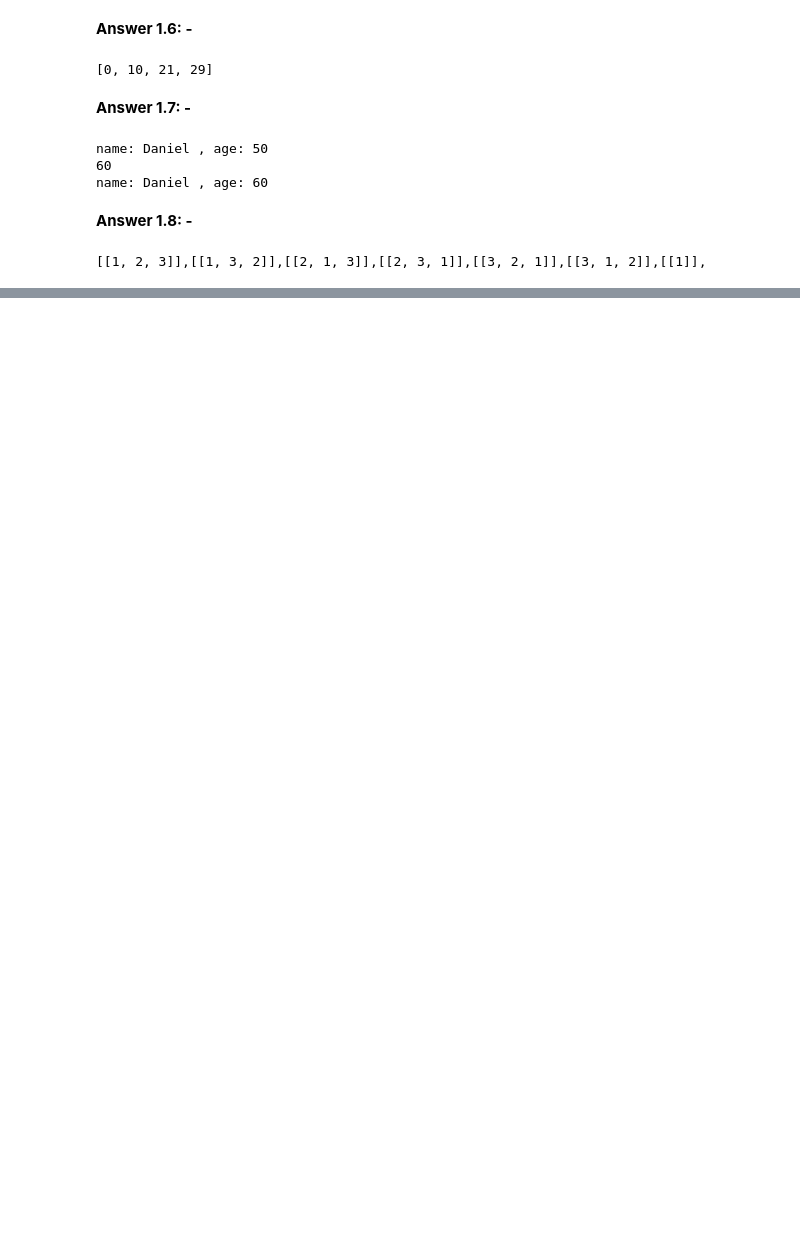
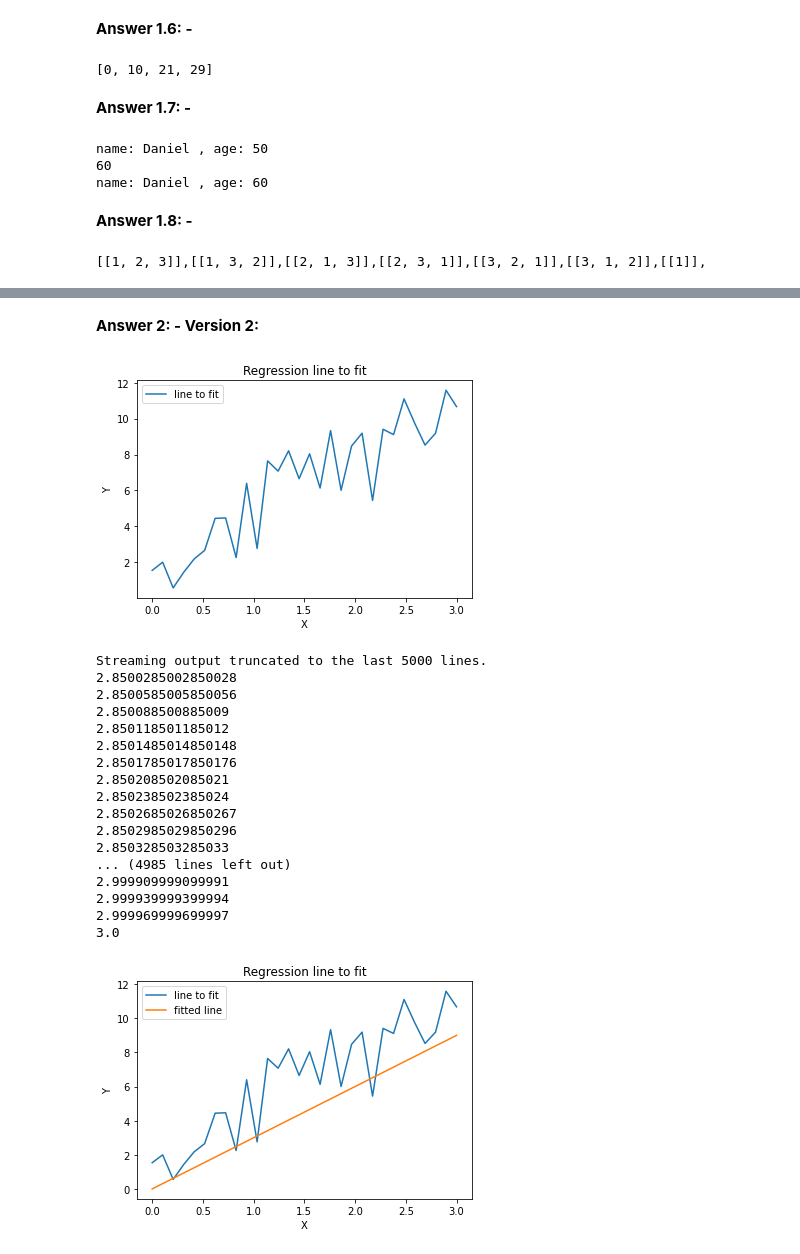
Before and after one commit to Prajith3/Modern-Data-Science-SIT742, a Jupyter notebook: SIT742_task1.ipynb, the cells around one changed output, grey strips where cells are left out. Drawn from its saved outputs; the diff is of its cells as text; code cells hidden in the pictures; blank space fills up the shorter version.

```diff
--- a/SIT742_task1.ipynb
+++ b/SIT742_task1.ipynb
@@ -201,0 +225,76 @@ permute([1])
+# %% [markdown]
+**Answer 2: - Version 2:**
+# %%
+import math as m
+import numpy as np
+import pandas as pd
+import matplotlib.pyplot as plt
+import seaborn as sns
+
+
+
+X=np.linspace(0, 3, 30)
+Y = 2.5*np.linspace(0, 3, 30) + 5*np.random.rand(30)
+fig, ax=plt.subplots()
+ax.set_title('Regression line to fit')
+ax. set_ylabel ('Y')
+ax. set_xlabel ('X')
+ax.plot(X, Y, label='line to fit')
+ax . legend ()
+plt .show()
+
+# Answer 2.1
+
+def find_error(a,X,Y):
+  y_fit = a*X #The given line equation
+  mse = np.square(np.subtract(y_fit,Y)).mean() #Calculation of Mean Square Error with the forumla provided
+  rmse = m.sqrt(mse) #Taking the SQRT to calculate the actual forumla of Root Mean Square Error.
+  return rmse
+
+# Answer 2.2
+
+def fit_regression(n,X,Y):
+  a_adjust = np.array(np.linspace(0,3,n)) # New Value of "a" with linspace values from 0-3, split by the number of intervals
+  a = a_adjust[0] # Randomly chose the first value and assigned it to 'a'
+  error = find_error(a,X,Y)
+  for i in a_adjust: #Iterating over each value in the array
+    error_new = find_error(i,X,Y)
+    if error_new < error: #If the error value is less than that of the new error value, then replace it with the new value.
+      a = i
+      error = error_new
+    #print(error)
+    print(a)
+
+  fig, ax=plt.subplots()
+  ax.set_title('Regression line to fit')
+  ax.set_ylabel ('Y')
+  ax.set_xlabel ('X')
+  ax.plot(X,Y,label='line to fit')
+  #ax.plot(X,Y,'o',colour ='blue')
+  ax.plot(X,a*X,label='fitted line')
+  ax.legend()
+  plt.show()
+
+
+n = 100000 # Epoch of Hundred Thousand Values
+fit_regression(n,X,Y)
+# %% [output]
+[figure, added]
+Streaming output truncated to the last 5000 lines.
+2.8500285002850028
+2.8500585005850056
+2.850088500885009
+2.850118501185012
+2.8501485014850148
+2.8501785017850176
+2.850208502085021
+2.850238502385024
+2.8502685026850267
+2.8502985029850296
+2.850328503285033
+... (4985 lines left out)
+2.999909999099991
+2.999939999399994
+2.999969999699997
+3.0
+[figure, added]
```
Also changed, not shown: parts of 11 cells of this notebook.
